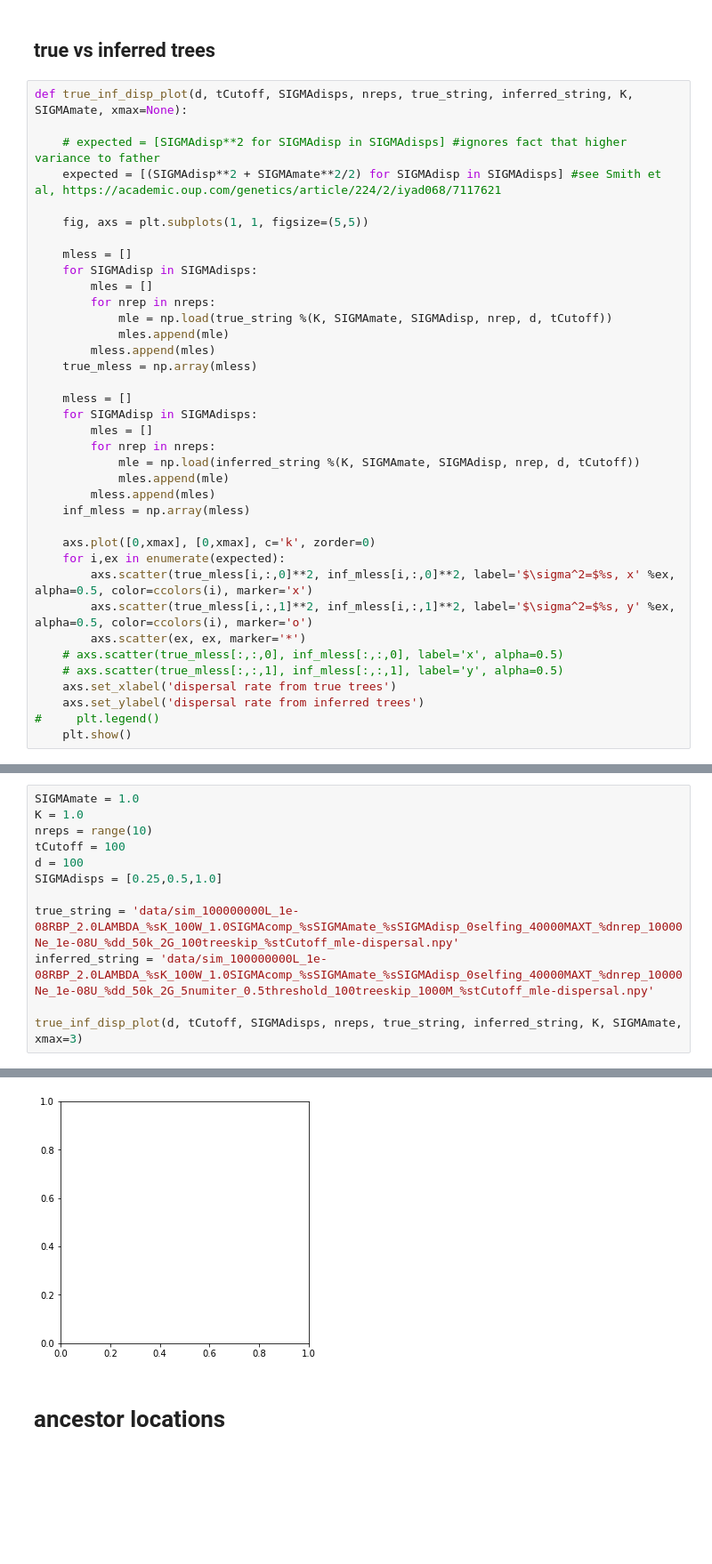
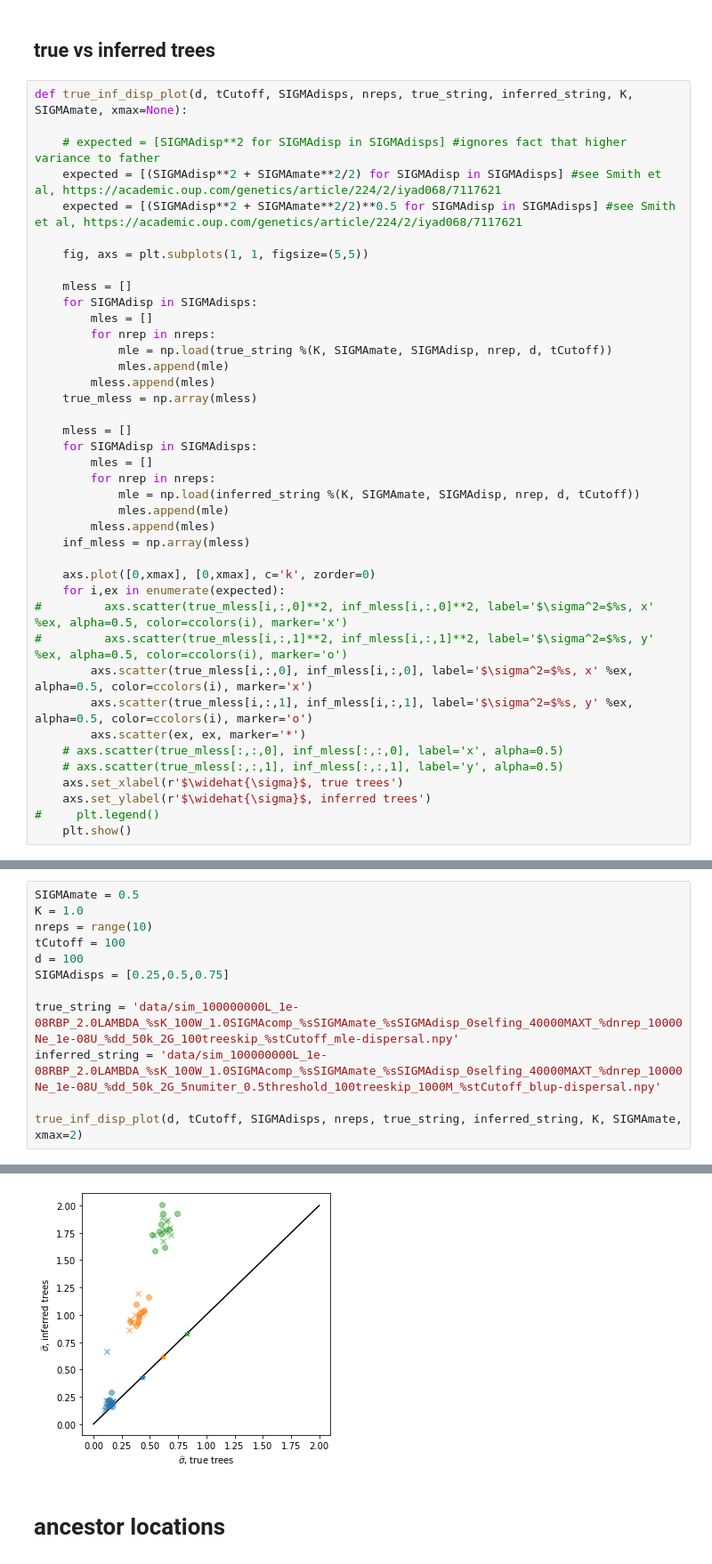
Before and after one commit to mmosmond/sparg-ms, a Jupyter notebook: simulations/plots.ipynb, the cells around one changed output, grey strips where cells are left out. Shown at 89% size. Saved outputs shown, nothing was run; the diff lists cells and outputs as text; blank space fills up the shorter version.

Commit message:
mle dispersal with inferred trees from sims working

```diff
--- a/simulations/plots.ipynb
+++ b/simulations/plots.ipynb
@@ -75,6 +75,7 @@ def true_inf_disp_plot(d, tCutoff, SIGMAdisps, nreps, true_string, inferred_stri
 
     # expected = [SIGMAdisp**2 for SIGMAdisp in SIGMAdisps] #ignores fact that higher variance to father
     expected = [(SIGMAdisp**2 + SIGMAmate**2/2) for SIGMAdisp in SIGMAdisps] #see Smith et al, https://academic.oup.com/genetics/article/224/2/iyad068/7117621
+    expected = [(SIGMAdisp**2 + SIGMAmate**2/2)**0.5 for SIGMAdisp in SIGMAdisps] #see Smith et al, https://academic.oup.com/genetics/article/224/2/iyad068/7117621
 
     fig, axs = plt.subplots(1, 1, figsize=(5,5))
 
@@ -98,12 +99,14 @@ def true_inf_disp_plot(d, tCutoff, SIGMAdisps, nreps, true_string, inferred_stri
 
     axs.plot([0,xmax], [0,xmax], c='k', zorder=0)
     for i,ex in enumerate(expected):
-        axs.scatter(true_mless[i,:,0]**2, inf_mless[i,:,0]**2, label='$\sigma^2=$%s, x' %ex, alpha=0.5, color=ccolors(i), marker='x')
-        axs.scatter(true_mless[i,:,1]**2, inf_mless[i,:,1]**2, label='$\sigma^2=$%s, y' %ex, alpha=0.5, color=ccolors(i), marker='o')
+#         axs.scatter(true_mless[i,:,0]**2, inf_mless[i,:,0]**2, label='$\sigma^2=$%s, x' %ex, alpha=0.5, color=ccolors(i), marker='x')
+#         axs.scatter(true_mless[i,:,1]**2, inf_mless[i,:,1]**2, label='$\sigma^2=$%s, y' %ex, alpha=0.5, color=ccolors(i), marker='o')
+        axs.scatter(true_mless[i,:,0], inf_mless[i,:,0], label='$\sigma^2=$%s, x' %ex, alpha=0.5, color=ccolors(i), marker='x')
+        axs.scatter(true_mless[i,:,1], inf_mless[i,:,1], label='$\sigma^2=$%s, y' %ex, alpha=0.5, color=ccolors(i), marker='o')
         axs.scatter(ex, ex, marker='*')
     # axs.scatter(true_mless[:,:,0], inf_mless[:,:,0], label='x', alpha=0.5)
     # axs.scatter(true_mless[:,:,1], inf_mless[:,:,1], label='y', alpha=0.5)
-    axs.set_xlabel('dispersal rate from true trees')
-    axs.set_ylabel('dispersal rate from inferred trees')
+    axs.set_xlabel(r'$\widehat{\sigma}$, true trees')
+    axs.set_ylabel(r'$\widehat{\sigma}$, inferred trees')
 #     plt.legend()
     plt.show()
@@ -110,13 +141,13 @@ def true_inf_disp_plot(d, tCutoff, SIGMAdisps, nreps, true_string, inferred_stri
 # %%
-SIGMAmate = 1.0
+SIGMAmate = 0.5
 K = 1.0
 nreps = range(10)
 tCutoff = 100
 d = 100
-SIGMAdisps = [0.25,0.5,1.0]
+SIGMAdisps = [0.25,0.5,0.75]
 
 true_string = 'data/sim_100000000L_1e-08RBP_2.0LAMBDA_%sK_100W_1.0SIGMAcomp_%sSIGMAmate_%sSIGMAdisp_0selfing_40000MAXT_%dnrep_10000Ne_1e-08U_%dd_50k_2G_100treeskip_%stCutoff_mle-dispersal.npy'
-inferred_string = 'data/sim_100000000L_1e-08RBP_2.0LAMBDA_%sK_100W_1.0SIGMAcomp_%sSIGMAmate_%sSIGMAdisp_0selfing_40000MAXT_%dnrep_10000Ne_1e-08U_%dd_50k_2G_5numiter_0.5threshold_100treeskip_1000M_%stCutoff_mle-dispersal.npy'
+inferred_string = 'data/sim_100000000L_1e-08RBP_2.0LAMBDA_%sK_100W_1.0SIGMAcomp_%sSIGMAmate_%sSIGMAdisp_0selfing_40000MAXT_%dnrep_10000Ne_1e-08U_%dd_50k_2G_5numiter_0.5threshold_100treeskip_1000M_%stCutoff_blup-dispersal.npy'
 
-true_inf_disp_plot(d, tCutoff, SIGMAdisps, nreps, true_string, inferred_string, K, SIGMAmate, xmax=3)
+true_inf_disp_plot(d, tCutoff, SIGMAdisps, nreps, true_string, inferred_string, K, SIGMAmate, xmax=2)
 # %% [output]
@@ -124,4 +154,4 @@ FileNotFoundError: [Errno 2] No such file or directory: 'data/sim_100000000L_1e-
-[figure, old version]
+[figure, new version]
 # %% [markdown]
 # ancestor locations
 # %%
```
Also changed, not shown: parts of 4 cells of this notebook, 1 other file.
